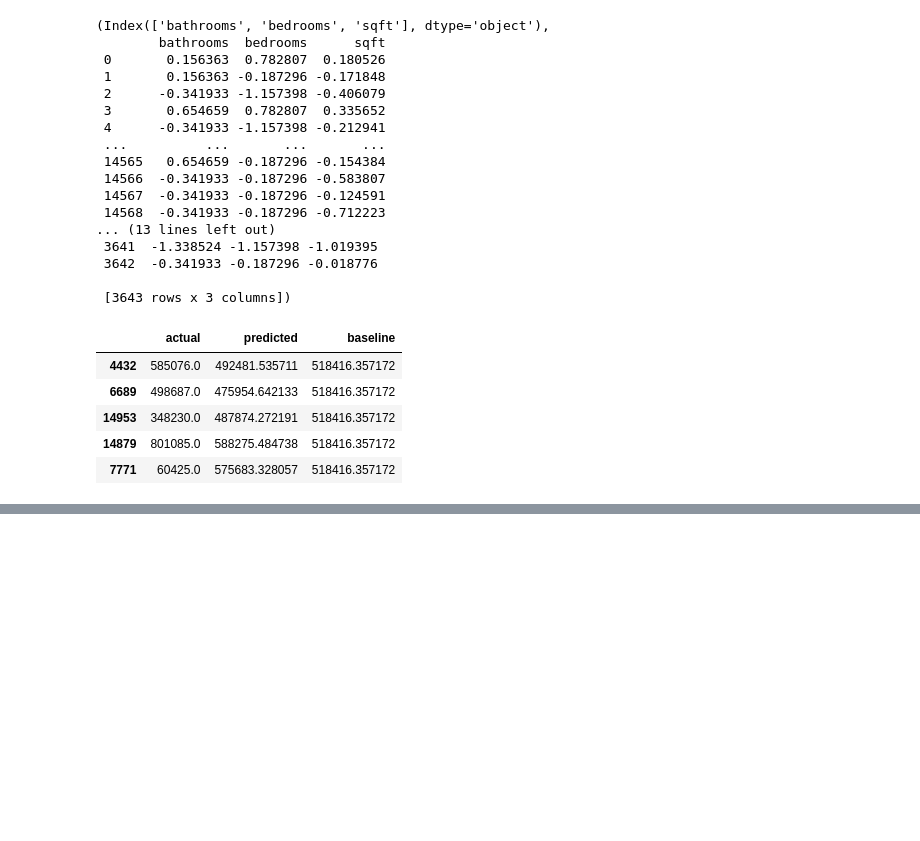
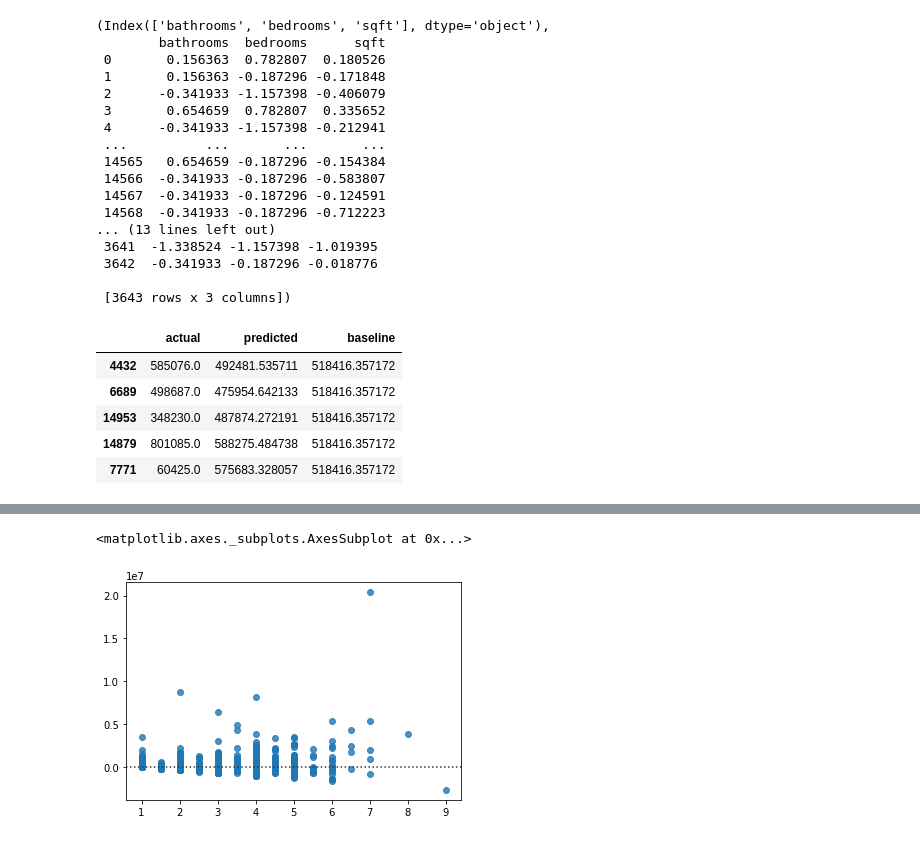
Before and after one commit to ryanorsinger/house_price_regression_project, a Jupyter notebook: model.ipynb, the cells around one changed output, grey strips where cells are left out. Saved outputs shown, nothing was run; the diff lists cells and outputs as text; code cells hidden in the pictures; blank space fills up the shorter version.

```diff
--- a/model.ipynb
+++ b/model.ipynb
@@ -157,0 +159,7 @@ NameError: name 'X_train1' is not defined
+# %%
+x = test[['bathrooms']]
+y = test[['taxvalue']]
+plot_residuals(x,y)
+# %% [output]
+<matplotlib.axes._subplots.AxesSubplot at 0x...>
+[figure, added]
```
Also changed, not shown: parts of 6 cells of this notebook, 4 other files.
